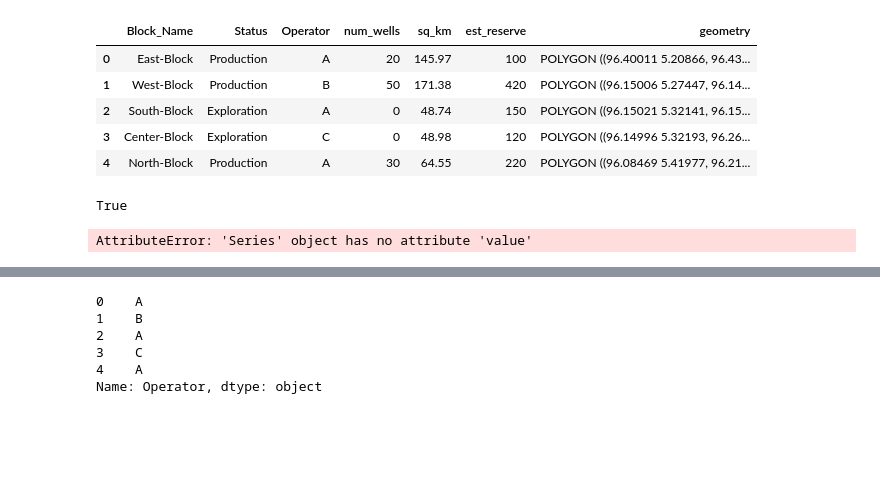
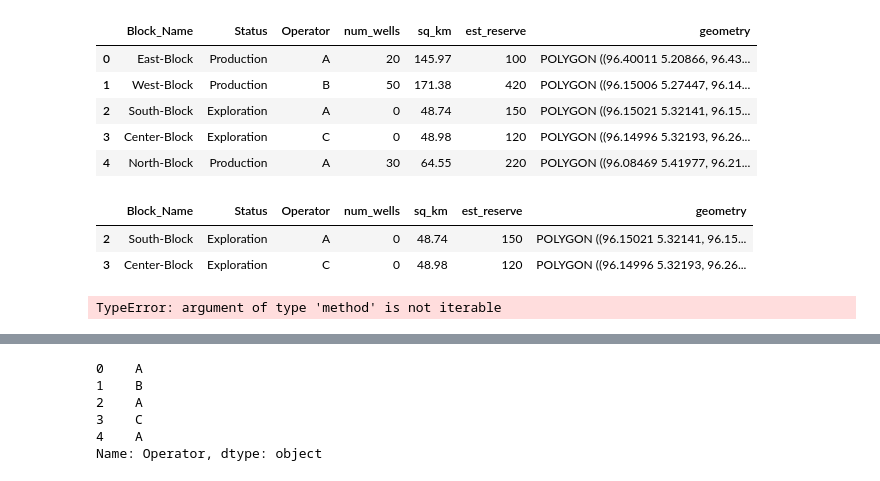
Before and after one commit to nrasif/Dash_Maps_App, a Jupyter notebook: testing.ipynb, the cells around one changed output, grey strips where cells are left out. Cells and saved outputs as stored; diff of their text form; code cells hidden in the pictures; blank space fills up the shorter version.

```diff
--- a/testing.ipynb
+++ b/testing.ipynb
@@ -20,14 +106,9 @@ all_blocks
 | 2 | South-Block | Exploration | A | 0 | 48.74 | 150 | POLYGON ((96.15021 5.32141, 96.15... |
 | 3 | Center-Block | Exploration | C | 0 | 48.98 | 120 | POLYGON ((96.14996 5.32193, 96.26... |
 | 4 | North-Block | Production | A | 30 | 64.55 | 220 | POLYGON ((96.08469 5.41977, 96.21... |
-# %%
-all_blocks['Status'] is not None
-# %% [output]
-True
-# %%
-if (all_blocks['Status']) and (all_blocks['Operator']) is None:
-    print('yes')
-else:
-    print('No')
-# %% [output]
-AttributeError: 'Series' object has no attribute 'value'
+# %%
+all_blocks[(all_blocks['Status'].isin(['Exploration']))]
+# %% [output]
+|  | Block_Name | Status | Operator | num_wells | sq_km | est_reserve | geometry |
+| 2 | South-Block | Exploration | A | 0 | 48.74 | 150 | POLYGON ((96.15021 5.32141, 96.15... |
+| 3 | Center-Block | Exploration | C | 0 | 48.98 | 120 | POLYGON ((96.14996 5.32193, 96.26... |
@@ -33,0 +117,4 @@ AttributeError: 'Series' object has no attribute 'value'
+# %%
+all_blocks[""] = json["features"].apply(lambda row: row["geometry"]["coordinates"])
+# %% [output]
+TypeError: argument of type 'method' is not iterable
```
Also changed, not shown: parts of 18 cells of this notebook, 1 other file.
